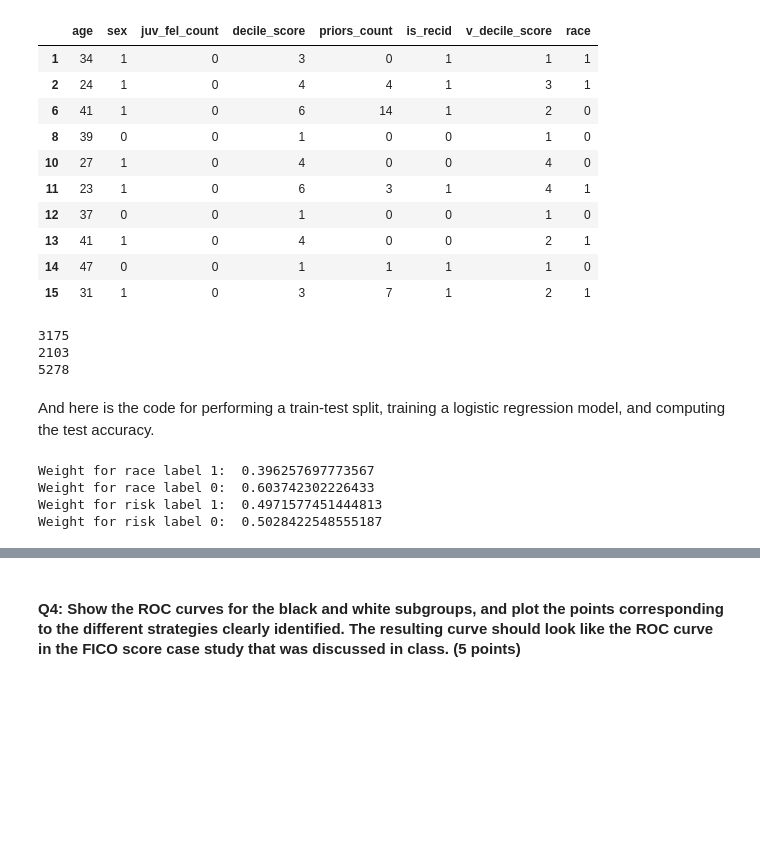
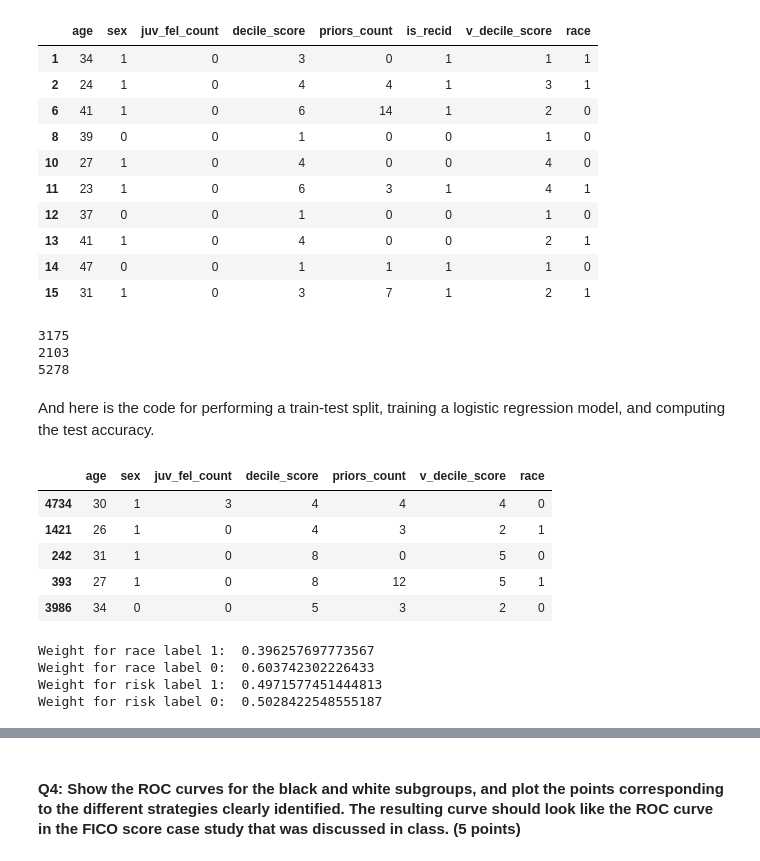
Before and after one commit to amitjoshi24/sensitive-attribute-containment-dnn-fairness, a Jupyter notebook: finalprojectcrimrecid.ipynb, the cells around one changed output, grey strips where cells are left out. Drawn from its saved outputs; the diff is of its cells as text; code cells hidden in the pictures; blank space fills up the shorter version.

```diff
--- a/finalprojectcrimrecid.ipynb
+++ b/finalprojectcrimrecid.ipynb
@@ -66,17 +66,17 @@ Data.head(10)
 | 13 | 41 | 1 | 0 | 4 | 0 | 0 | 2 | 1 |
 | 14 | 47 | 0 | 0 | 1 | 1 | 1 | 1 | 0 |
 | 15 | 31 | 1 | 0 | 3 | 7 | 1 | 2 | 1 |
-# %%
-q = df_final[df_final['African-American'] == 1]
-print (len(q))
-w = df_final[df_final['Caucasian'] == 1]
-print (len(w))
-
-print (len(Data))
-# %% [output]
-3175
-2103
-5278
+# %%
+q = df_final[df_final['African-American'] == 1]
+print (len(q))
+w = df_final[df_final['Caucasian'] == 1]
+print (len(w))
+
+print (len(Data))
+# %% [output]
+3175
+2103
+5278
 # %% [markdown]
 And here is the code for performing a train-test split, training a logistic regression model, and computing the test accuracy.
 # %%
@@ -106,30 +106,39 @@ test_y_white = test_y[temptest_x['race'] == 0]
 
 train_x_black = train_x[temptrain_x['race'] == 1]
 train_x_white = train_x[temptrain_x['race'] == 0]
-# %%
-q = len(temptrain_x[temptrain_x['race'] == 1])
-
-w = len(temptrain_x[temptrain_x['race'] == 0])
-
-race1weight = 1 - (q/(q+w))
-race0weight = 1 - (w/(q+w))
-
-print ("Weight for race label 1: ", race1weight)
-print ("Weight for race label 0: ", race0weight)
-
-e = len(temptrain_y[temptrain_y == 1])
-r = len(temptrain_y[temptrain_y == 0])
-
-risk1weight = 1 - (e/(e+r))
-risk0weight = 1 - (r/(e+r))
-
-print ("Weight for risk label 1: ", risk1weight)
-print ("Weight for risk label 0: ", risk0weight)
-# %% [output]
-Weight for race label 1:  0.396257697773567
-Weight for race label 0:  0.603742302226433
-Weight for risk label 1:  0.4971577451444813
-Weight for risk label 0:  0.5028422548555187
+# %%
+temptest_x.head()
+# %% [output]
+|  | age | sex | juv_fel_count | decile_score | priors_count | v_decile_score | race |
+| 4734 | 30 | 1 | 3 | 4 | 4 | 4 | 0 |
+| 1421 | 26 | 1 | 0 | 4 | 3 | 2 | 1 |
+| 242 | 31 | 1 | 0 | 8 | 0 | 5 | 0 |
+| 393 | 27 | 1 | 0 | 8 | 12 | 5 | 1 |
+| 3986 | 34 | 0 | 0 | 5 | 3 | 2 | 0 |
+# %%
+q = len(temptrain_x[temptrain_x['race'] == 1])
+
+w = len(temptrain_x[temptrain_x['race'] == 0])
+
+race1weight = 1 - (q/(q+w))
+race0weight = 1 - (w/(q+w))
+
+print ("Weight for race label 1: ", race1weight)
+print ("Weight for race label 0: ", race0weight)
+
+e = len(temptrain_y[temptrain_y == 1])
+r = len(temptrain_y[temptrain_y == 0])
+
+risk1weight = 1 - (e/(e+r))
+risk0weight = 1 - (r/(e+r))
+
+print ("Weight for risk label 1: ", risk1weight)
+print ("Weight for risk label 0: ", risk0weight)
+# %% [output]
+Weight for race label 1:  0.396257697773567
+Weight for race label 0:  0.603742302226433
+Weight for risk label 1:  0.4971577451444813
+Weight for risk label 0:  0.5028422548555187
 # %%
 # Getting low risk/high risk data
 
```
Also changed, not shown: parts of 29 cells of this notebook, 3 other files.
